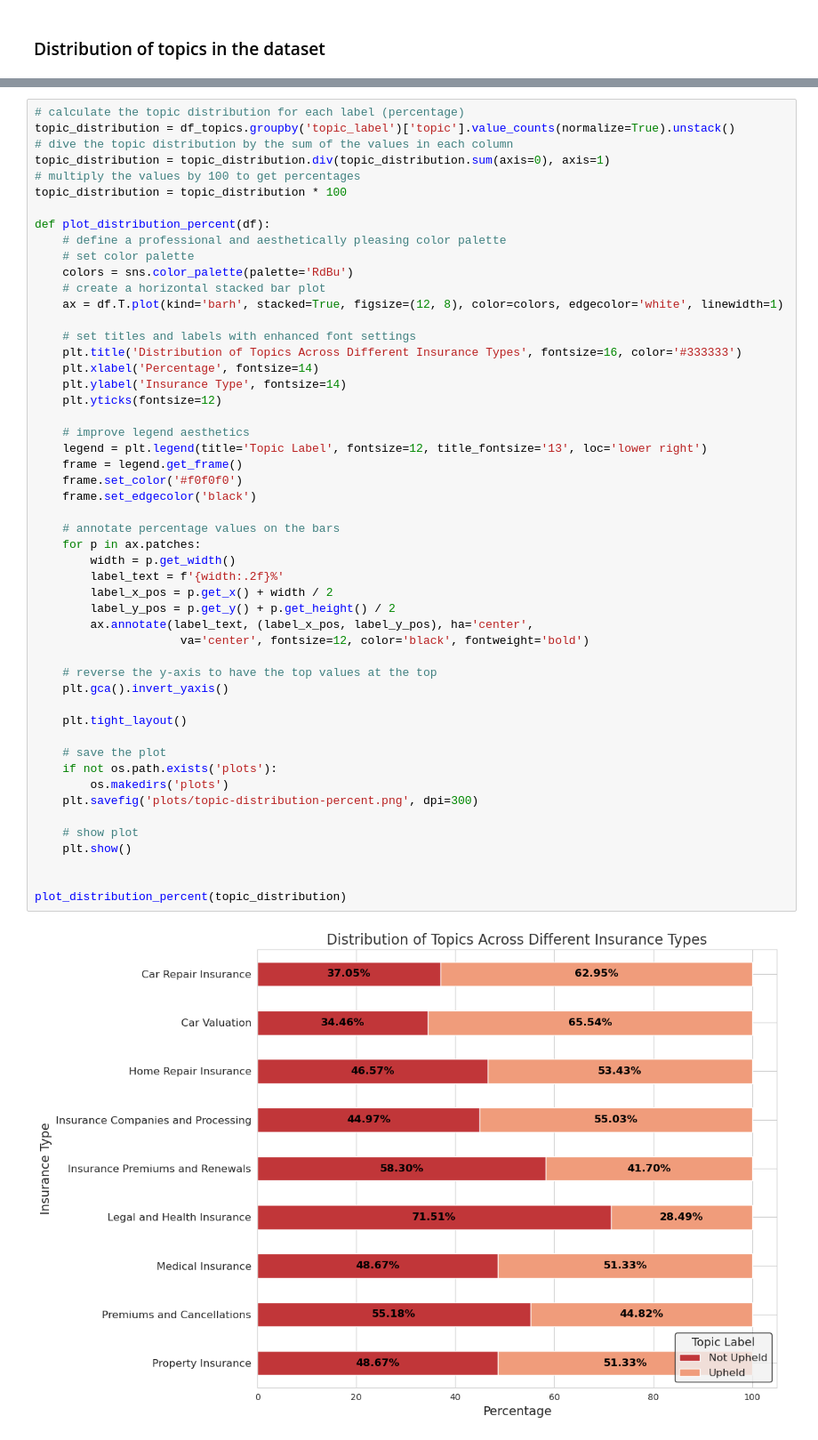
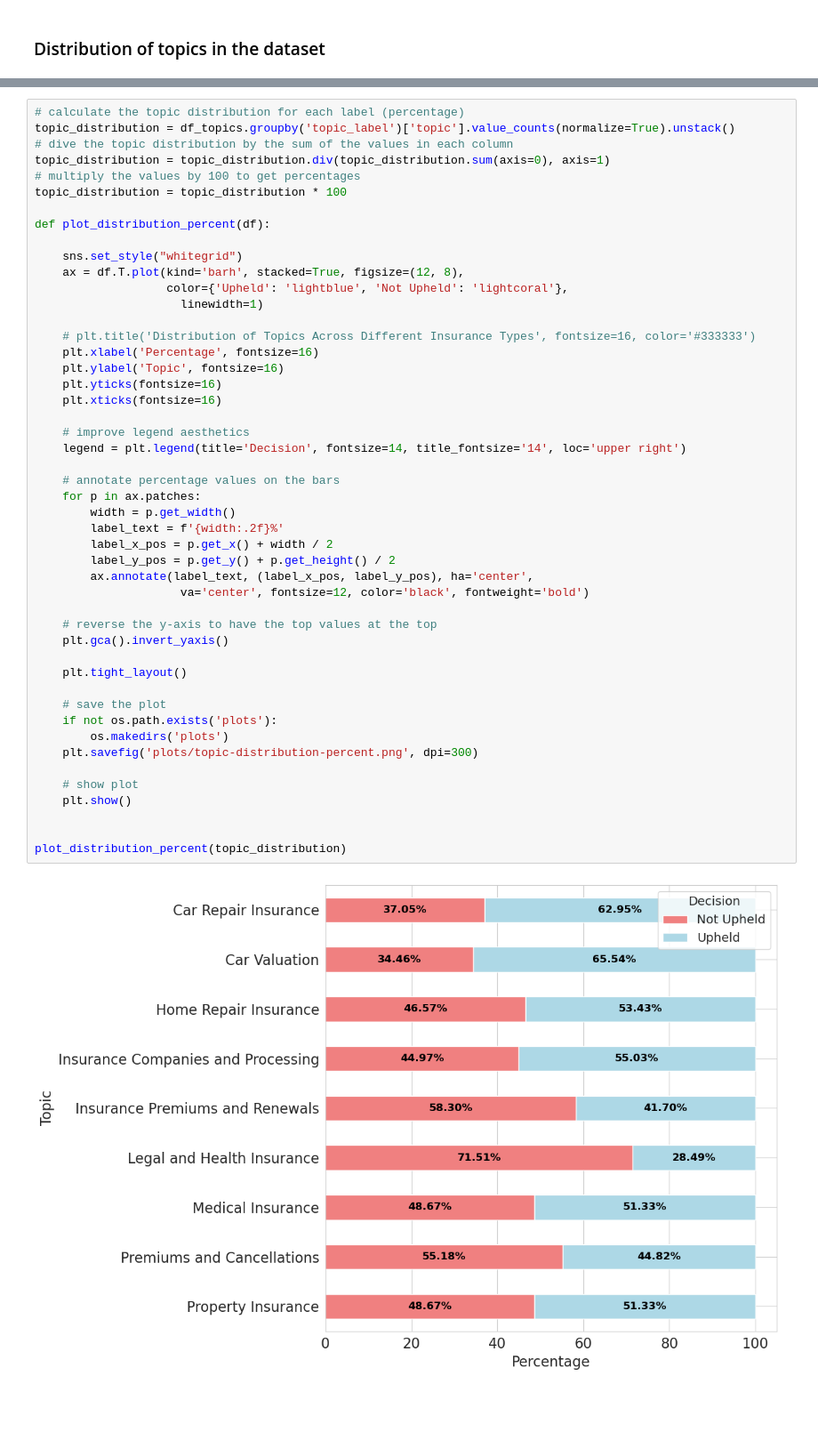
Before and after one commit to LeleVibrato/sb-code, a Jupyter notebook: eda_topic_model.ipynb, the cells around one changed output, grey strips where cells are left out. Shown at 89% size. Saved outputs shown, nothing was run; the diff lists cells and outputs as text; blank space fills up the shorter version.

```diff
--- a/eda_topic_model.ipynb
+++ b/eda_topic_model.ipynb
@@ -314,50 +329,47 @@ topic_distribution = topic_distribution.div(topic_distribution.sum(axis=0), axis
 topic_distribution = topic_distribution * 100
 
 def plot_distribution_percent(df):
-    # define a professional and aesthetically pleasing color palette
-    # set color palette
-    colors = sns.color_palette(palette='RdBu')
-    # create a horizontal stacked bar plot
-    ax = df.T.plot(kind='barh', stacked=True, figsize=(12, 8), color=colors, edgecolor='white', linewidth=1)
 
-    # set titles and labels with enhanced font settings
-    plt.title('Distribution of Topics Across Different Insurance Types', fontsize=16, color='#333333')
-    plt.xlabel('Percentage', fontsize=14)
-    plt.ylabel('Insurance Type', fontsize=14)
-    plt.yticks(fontsize=12)
+    sns.set_style("whitegrid")
+    ax = df.T.plot(kind='barh', stacked=True, figsize=(12, 8),
+                   color={'Upheld': 'lightblue', 'Not Upheld': 'lightcoral'},
+                     linewidth=1)
+
+    # plt.title('Distribution of Topics Across Different Insurance Types', fontsize=16, color='#333333')
+    plt.xlabel('Percentage', fontsize=16)
+    plt.ylabel('Topic', fontsize=16)
+    plt.yticks(fontsize=16)
+    plt.xticks(fontsize=16)
 
     # improve legend aesthetics
-    legend = plt.legend(title='Topic Label', fontsize=12, title_fontsize='13', loc='lower right')
-    frame = legend.get_frame()
-    frame.set_color('#f0f0f0')
-    frame.set_edgecolor('black')
+    legend = plt.legend(title='Decision', fontsize=14, title_fontsize='14', loc='upper right')
 
     # annotate percentage values on the bars
     for p in ax.patches:
         width = p.get_width()
         label_text = f'{width:.2f}%'
         label_x_pos = p.get_x() + width / 2
         label_y_pos = p.get_y() + p.get_height() / 2
         ax.annotate(label_text, (label_x_pos, label_y_pos), ha='center',
                      va='center', fontsize=12, color='black', fontweight='bold')
 
     # reverse the y-axis to have the top values at the top
     plt.gca().invert_yaxis()
 
     plt.tight_layout()
 
     # save the plot
     if not os.path.exists('plots'):
         os.makedirs('plots')
     plt.savefig('plots/topic-distribution-percent.png', dpi=300)
 
     # show plot
     plt.show()
 
 
 plot_distribution_percent(topic_distribution)
 # %% [output]
-[figure, old version]
+[figure, new version]
 # %%
 # visualise the topics
 pyLDAvis.gensim.prepare(lda_model, corpus, dictionary)
```
Also changed, not shown: parts of 5 cells of this notebook, 27 other files.
